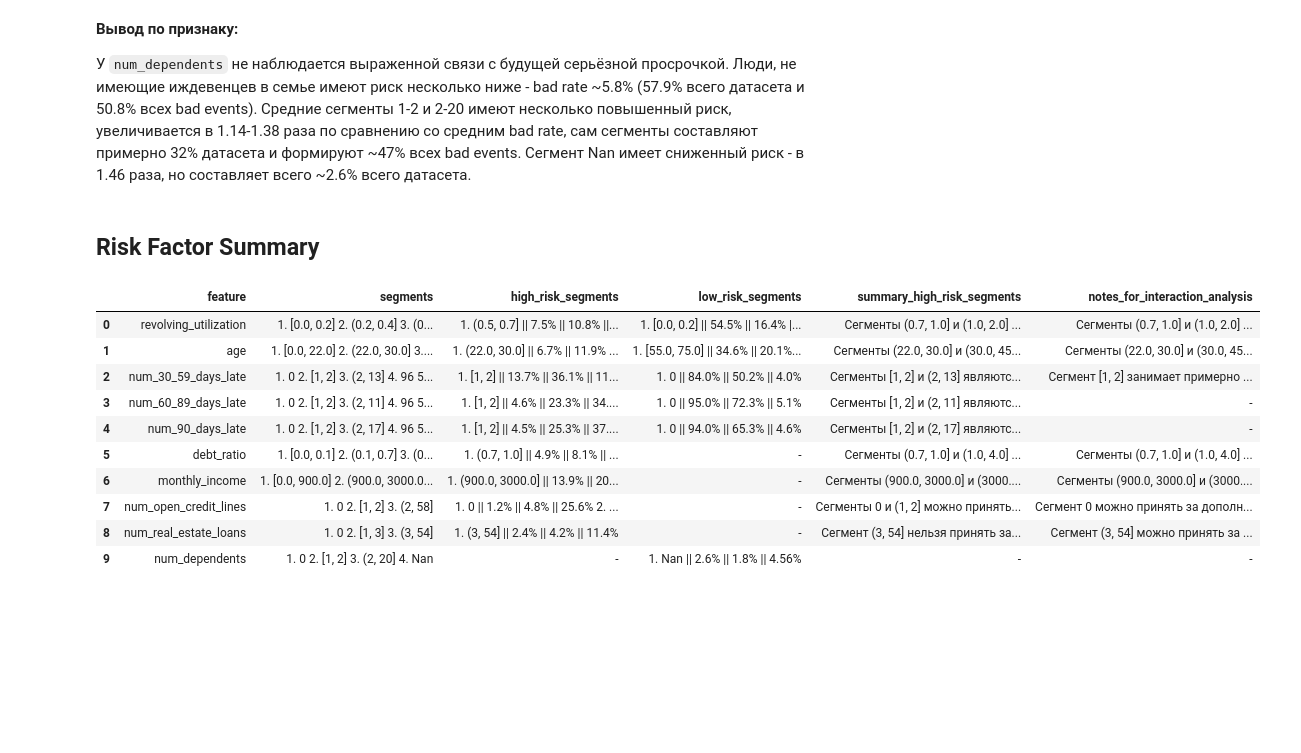
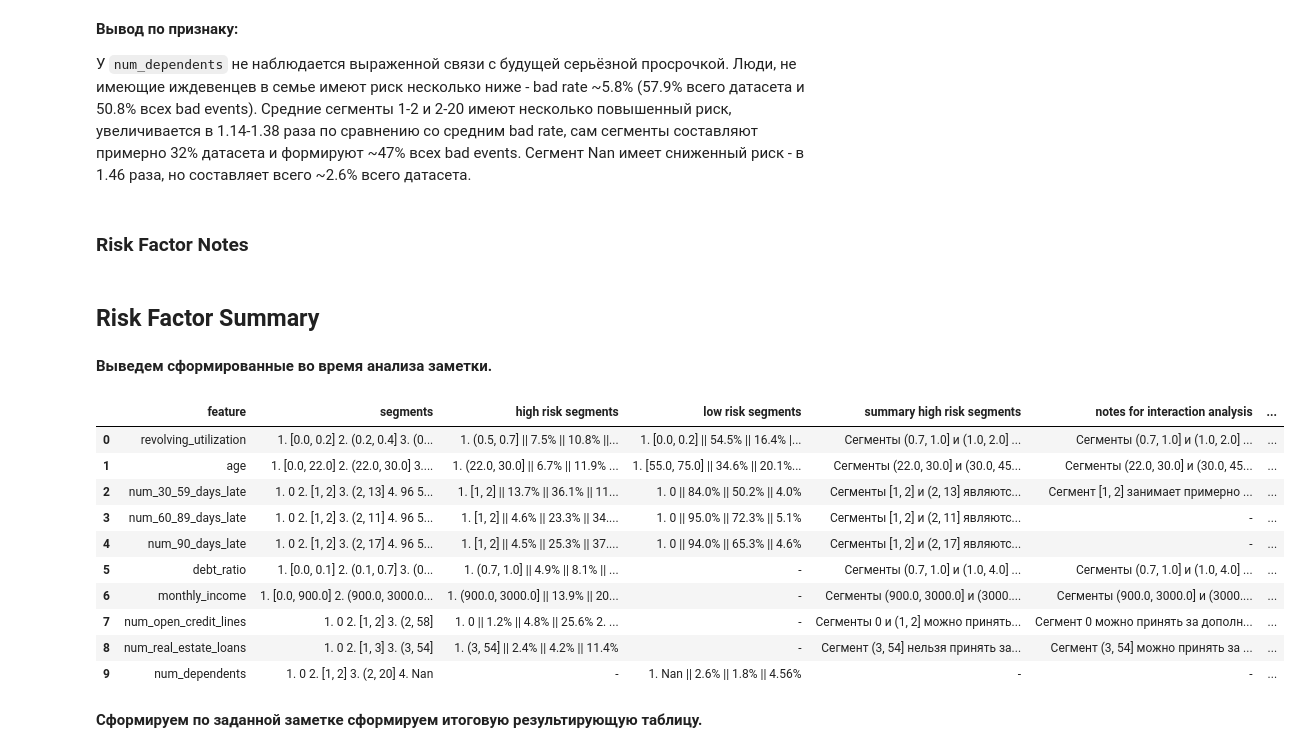
Before and after one commit to drema3-4/Credit-Risk-Analytics-and-Scoring, a Jupyter notebook: src/notebooks/02_risk_analysis.ipynb, the cells around one changed output. Cells and saved outputs as stored; diff of their text form; code cells hidden in the pictures; blank space fills up the shorter version.

Commit message:
feature-02_risk_analysis: выполнил risk factor summary

```diff
--- a/src/notebooks/02_risk_analysis.ipynb
+++ b/src/notebooks/02_risk_analysis.ipynb
@@ -1620,7 +1636,7 @@ Cramer's V $\approx$ 0.1 указывает на слабую связь меж
 
 У `num_open_credit_lines` наблюдается выраженная нелинейная связь с будущей серьёзной просрочкой. Люди, не имевшие на момент скоринга кредитов, имеют риск значительно выше - в 3.83 раза bad rate выше среднего по датасету, однако сам сегмент составляет всего ~1.26% всего датасета и формирует всего ~4.8% всех bad events. В сегменте 1-2 риск значительно снижается до bad rate ~10.7% против ~6.8% в среднем по датасету, сегмент составляет ~7.4% всего датасета и формирует ~11.9% всех bad events. В последнем сегменте (2-58) bad rate располагается уже около среднего по датасету - ~6%, но составляет при этом ~91.3% всего датасета и формирует ~83.2%.
 # %%
-risk_factor_summary.loc[ risk_factor_summary.shape[0] ] = [
+risk_factor_notes.loc[ risk_factor_notes.shape[0] ] = [
     "num_open_credit_lines",
     "1. 0\n2. [1, 2]\n3. (2, 58]",
     "1. 0 || 1.2% || 4.8% || 25.6%\n"
@@ -1631,7 +1647,9 @@ risk_factor_summary.loc[ risk_factor_summary.shape[0] ] = [
     "- 10.7%.",
     "Сегмент 0 можно принять за дополнительно условие для сужение других сегментов. "
     "Сегмент (1, 2] можно пытаться сужать дополнителльными условиями, так как его объём 7.4% датасета и 11.9% всех "
-    "bad events это позволяет."
+    "bad events это позволяет.",
+    p_value,
+    cramers_v
 ]
 # %% [markdown]
 ### `num_real_estate_loans`
@@ -1719,14 +1737,16 @@ Cramer's V $\approx$ 0.06 указывает на слабо выраженну
 
 У `num_real_estate_loans` наблюдается слабо выраженная нелинейная связь с будущей серьёзной просрочкой. Люди, не имевшие на момент скоринга кридитов, имеют риск несколько выше - в 1.24 раза bad rate выше среднего по датасету, сам сегмент составляет ~37.4% всего датасета и формирует целых ~46.6% всех bad events. В сегменте 1-3 риск незначительно снижается до bad rate ~5.4% против ~6.8% в среднем по датасету, сегмент составляет целых ~60.1% всего датасета и формирует целых ~49.2% всех bad events. В последнем сегменте (3-54) bad rate значительно возрастает, достигая ~11.4%, но сам сегмент составляет всего ~2.4% всего датасета и формирует всего ~4.1%.
 # %%
-risk_factor_summary.loc[ risk_factor_summary.shape[0] ] = [
+risk_factor_notes.loc[ risk_factor_notes.shape[0] ] = [
     "num_real_estate_loans",
     "1. 0\n2. [1, 3]\n3. (3, 54]",
     "1. (3, 54] || 2.4% || 4.2% || 11.4%",
     "-",
     "Сегмент (3, 54] нельзя принять за маркер, так как он не обладает для этого ни объёмом (2.4% всего датасета), "
     "ни высоким bad rate (11.4%)",
-    "Сегмент (3, 54] можно принять за дополнительно условие для сужения других сегментов."
+    "Сегмент (3, 54] можно принять за дополнительно условие для сужения других сегментов.",
+    p_value,
+    cramers_v
 ]
 # %% [markdown]
 ### `num_dependents`
@@ -1817,27 +1837,52 @@ Cramer's V $\approx$ 0.04 указывает на очень слабую свя
 
 У `num_dependents` не наблюдается выраженной связи с будущей серьёзной просрочкой. Люди, не имеющие иждевенцев в семье имеют риск несколько ниже - bad rate ~5.8% (57.9% всего датасета и 50.8% всех bad events). Средние сегменты 1-2 и 2-20 имеют несколько повышенный риск, увеличивается в 1.14-1.38 раза по сравнению со средним bad rate, сам сегменты составляют примерно 32% датасета и формируют ~47% всех bad events. Сегмент Nan имеет сниженный риск - в 1.46 раза, но составляет всего ~2.6% всего датасета.
 # %%
-risk_factor_summary.loc[ risk_factor_summary.shape[0] ] = [
+risk_factor_notes.loc[ risk_factor_notes.shape[0] ] = [
     "num_dependents",
     "1. 0\n2. [1, 2]\n3. (2, 20]\n4. Nan",
     "-",
     "1. Nan || 2.6% || 1.8% || 4.56%",
     "-",
-    "-"
+    "-",
+    p_value,
+    cramers_v
 ]
+# %% [markdown]
+### Risk Factor Notes
+# %%
+risk_factor_notes = (
+    risk_factor_notes
+    .style
+    .set_properties(
+        **{
+            "text-align": "left",
+            "white-space": "pre-wrap"
+        }
+    )
+    .set_table_styles(
+        [{
+            "selector": "th.col_heading",
+            "props": [("text-align", "center")]
+        }]
+    )
+)
 # %% [markdown]
 ## **Risk Factor Summary**
+# %% [markdown]
+**Выведем сформированные во время анализа заметки.**
 # %%
-risk_factor_summary.style.set_properties(**{"text-align": "left", "white-space": "pre-wrap"})
+risk_factor_notes
 # %% [output]
-|  | feature | segments | high_risk_segments | low_risk_segments | summary_high_risk_segments | notes_for_interaction_analysis |
-| 0 | revolving_utilization | 1. [0.0, 0.2] 2. (0.2, 0.4] 3. (0... | 1. (0.5, 0.7] || 7.5% || 10.8% ||... | 1. [0.0, 0.2] || 54.5% || 16.4% |... | Сегменты (0.7, 1.0] и (1.0, 2.0] ... | Сегменты (0.7, 1.0] и (1.0, 2.0] ... |
-| 1 | age | 1. [0.0, 22.0] 2. (22.0, 30.0] 3.... | 1. (22.0, 30.0] || 6.7% || 11.9% ... | 1. [55.0, 75.0] || 34.6% || 20.1%... | Сегменты (22.0, 30.0] и (30.0, 45... | Сегменты (22.0, 30.0] и (30.0, 45... |
-| 2 | num_30_59_days_late | 1. 0 2. [1, 2] 3. (2, 13] 4. 96 5... | 1. [1, 2] || 13.7% || 36.1% || 11... | 1. 0 || 84.0% || 50.2% || 4.0% | Сегменты [1, 2] и (2, 13] являютс... | Сегмент [1, 2] занимает примерно ... |
-| 3 | num_60_89_days_late | 1. 0 2. [1, 2] 3. (2, 11] 4. 96 5... | 1. [1, 2] || 4.6% || 23.3% || 34.... | 1. 0 || 95.0% || 72.3% || 5.1% | Сегменты [1, 2] и (2, 11] являютс... | - |
-| 4 | num_90_days_late | 1. 0 2. [1, 2] 3. (2, 17] 4. 96 5... | 1. [1, 2] || 4.5% || 25.3% || 37.... | 1. 0 || 94.0% || 65.3% || 4.6% | Сегменты [1, 2] и (2, 17] являютс... | - |
-| 5 | debt_ratio | 1. [0.0, 0.1] 2. (0.1, 0.7] 3. (0... | 1. (0.7, 1.0] || 4.9% || 8.1% || ... | - | Сегменты (0.7, 1.0] и (1.0, 4.0] ... | Сегменты (0.7, 1.0] и (1.0, 4.0] ... |
-| 6 | monthly_income | 1. [0.0, 900.0] 2. (900.0, 3000.0... | 1. (900.0, 3000.0] || 13.9% || 20... | - | Сегменты (900.0, 3000.0] и (3000.... | Сегменты (900.0, 3000.0] и (3000.... |
-| 7 | num_open_credit_lines | 1. 0 2. [1, 2] 3. (2, 58] | 1. 0 || 1.2% || 4.8% || 25.6% 2. ... | - | Сегменты 0 и (1, 2] можно принять... | Сегмент 0 можно принять за дополн... |
-| 8 | num_real_estate_loans | 1. 0 2. [1, 3] 3. (3, 54] | 1. (3, 54] || 2.4% || 4.2% || 11.4% | - | Сегмент (3, 54] нельзя принять за... | Сегмент (3, 54] можно принять за ... |
-| 9 | num_dependents | 1. 0 2. [1, 2] 3. (2, 20] 4. Nan | - | 1. Nan || 2.6% || 1.8% || 4.56% | - | - |
+|  | feature | segments | high risk segments | low risk segments | summary high risk segments | notes for interaction analysis | ... |
+| 0 | revolving_utilization | 1. [0.0, 0.2] 2. (0.2, 0.4] 3. (0... | 1. (0.5, 0.7] || 7.5% || 10.8% ||... | 1. [0.0, 0.2] || 54.5% || 16.4% |... | Сегменты (0.7, 1.0] и (1.0, 2.0] ... | Сегменты (0.7, 1.0] и (1.0, 2.0] ... | ... |
+| 1 | age | 1. [0.0, 22.0] 2. (22.0, 30.0] 3.... | 1. (22.0, 30.0] || 6.7% || 11.9% ... | 1. [55.0, 75.0] || 34.6% || 20.1%... | Сегменты (22.0, 30.0] и (30.0, 45... | Сегменты (22.0, 30.0] и (30.0, 45... | ... |
+| 2 | num_30_59_days_late | 1. 0 2. [1, 2] 3. (2, 13] 4. 96 5... | 1. [1, 2] || 13.7% || 36.1% || 11... | 1. 0 || 84.0% || 50.2% || 4.0% | Сегменты [1, 2] и (2, 13] являютс... | Сегмент [1, 2] занимает примерно ... | ... |
+| 3 | num_60_89_days_late | 1. 0 2. [1, 2] 3. (2, 11] 4. 96 5... | 1. [1, 2] || 4.6% || 23.3% || 34.... | 1. 0 || 95.0% || 72.3% || 5.1% | Сегменты [1, 2] и (2, 11] являютс... | - | ... |
+| 4 | num_90_days_late | 1. 0 2. [1, 2] 3. (2, 17] 4. 96 5... | 1. [1, 2] || 4.5% || 25.3% || 37.... | 1. 0 || 94.0% || 65.3% || 4.6% | Сегменты [1, 2] и (2, 17] являютс... | - | ... |
+| 5 | debt_ratio | 1. [0.0, 0.1] 2. (0.1, 0.7] 3. (0... | 1. (0.7, 1.0] || 4.9% || 8.1% || ... | - | Сегменты (0.7, 1.0] и (1.0, 4.0] ... | Сегменты (0.7, 1.0] и (1.0, 4.0] ... | ... |
+| 6 | monthly_income | 1. [0.0, 900.0] 2. (900.0, 3000.0... | 1. (900.0, 3000.0] || 13.9% || 20... | - | Сегменты (900.0, 3000.0] и (3000.... | Сегменты (900.0, 3000.0] и (3000.... | ... |
+| 7 | num_open_credit_lines | 1. 0 2. [1, 2] 3. (2, 58] | 1. 0 || 1.2% || 4.8% || 25.6% 2. ... | - | Сегменты 0 и (1, 2] можно принять... | Сегмент 0 можно принять за дополн... | ... |
+| 8 | num_real_estate_loans | 1. 0 2. [1, 3] 3. (3, 54] | 1. (3, 54] || 2.4% || 4.2% || 11.4% | - | Сегмент (3, 54] нельзя принять за... | Сегмент (3, 54] можно принять за ... | ... |
+| 9 | num_dependents | 1. 0 2. [1, 2] 3. (2, 20] 4. Nan | - | 1. Nan || 2.6% || 1.8% || 4.56% | - | - | ... |
+# %% [markdown]
+**Сформируем по заданной заметке сформируем итоговую результирующую таблицу.**
```
Also changed, not shown: parts of 12 cells of this notebook.
